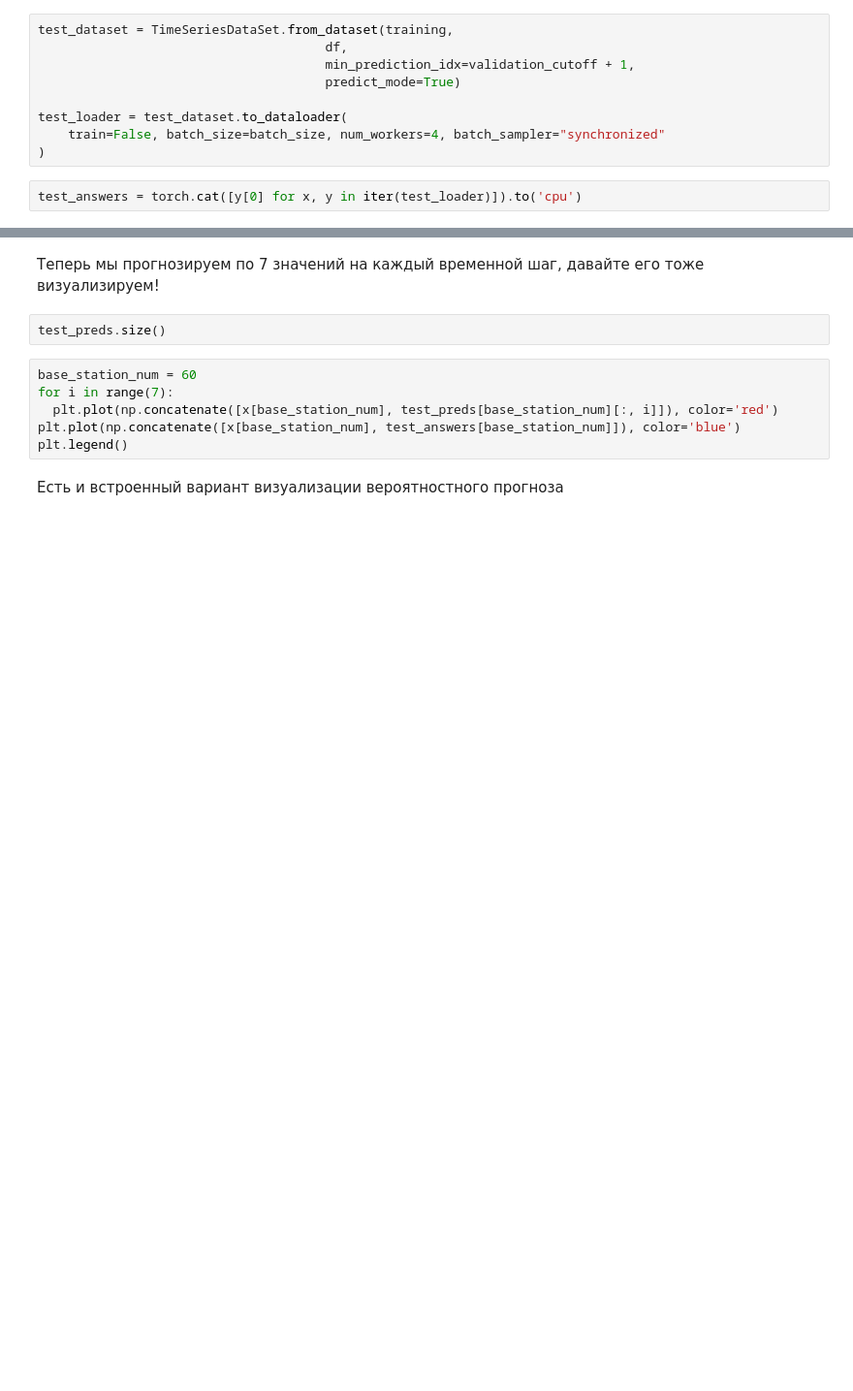
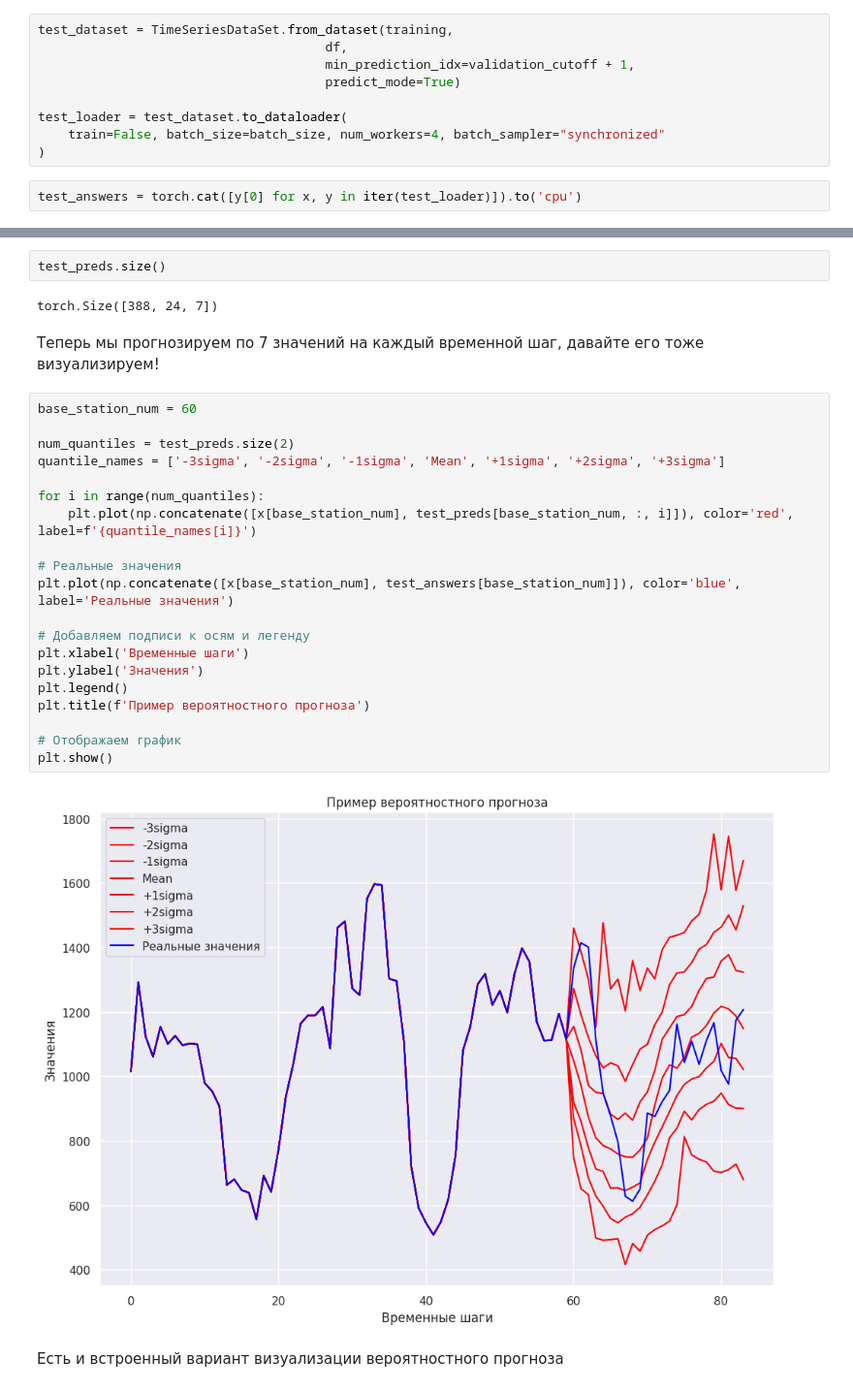
Before and after one commit to THECODEDEMOGORGON/TS_DL_workshop, a Jupyter notebook: 2_DEEPAR_example.ipynb, the cells around one changed output, grey strips where cells are left out. Shown at 97% size. Cells and saved outputs as stored; diff of their text form; blank space fills up the shorter version.

```diff
--- a/2_DEEPAR_example.ipynb
+++ b/2_DEEPAR_example.ipynb
@@ -406,13 +465,31 @@ x = raw_predictions[1]['encoder_target'].to('cpu')
+# %%
+test_preds.size()
+# %% [output]
+torch.Size([388, 24, 7])
 # %% [markdown]
 Теперь мы прогнозируем по 7 значений на каждый временной шаг, давайте его тоже визуализируем!
-# %%
-test_preds.size()
 # %%
 base_station_num = 60
-for i in range(7):
-  plt.plot(np.concatenate([x[base_station_num], test_preds[base_station_num][:, i]]), color='red')
-plt.plot(np.concatenate([x[base_station_num], test_answers[base_station_num]]), color='blue')
+
+num_quantiles = test_preds.size(2)
+quantile_names = ['-3sigma', '-2sigma', '-1sigma', 'Mean', '+1sigma', '+2sigma', '+3sigma']
+
+for i in range(num_quantiles):
+    plt.plot(np.concatenate([x[base_station_num], test_preds[base_station_num, :, i]]), color='red', label=f'{quantile_names[i]}')
+
+# Реальные значения
+plt.plot(np.concatenate([x[base_station_num], test_answers[base_station_num]]), color='blue', label='Реальные значения')
+
+# Добавляем подписи к осям и легенду
+plt.xlabel('Временные шаги')
+plt.ylabel('Значения')
 plt.legend()
+plt.title(f'Пример вероятностного прогноза')
+
+# Отображаем график
+plt.show()
+# %% [output]
+[figure, added]
 # %% [markdown]
 Есть и встроенный вариант визуализации вероятностного прогноза
 # %%
```
Also changed, not shown: parts of 44 cells of this notebook.
